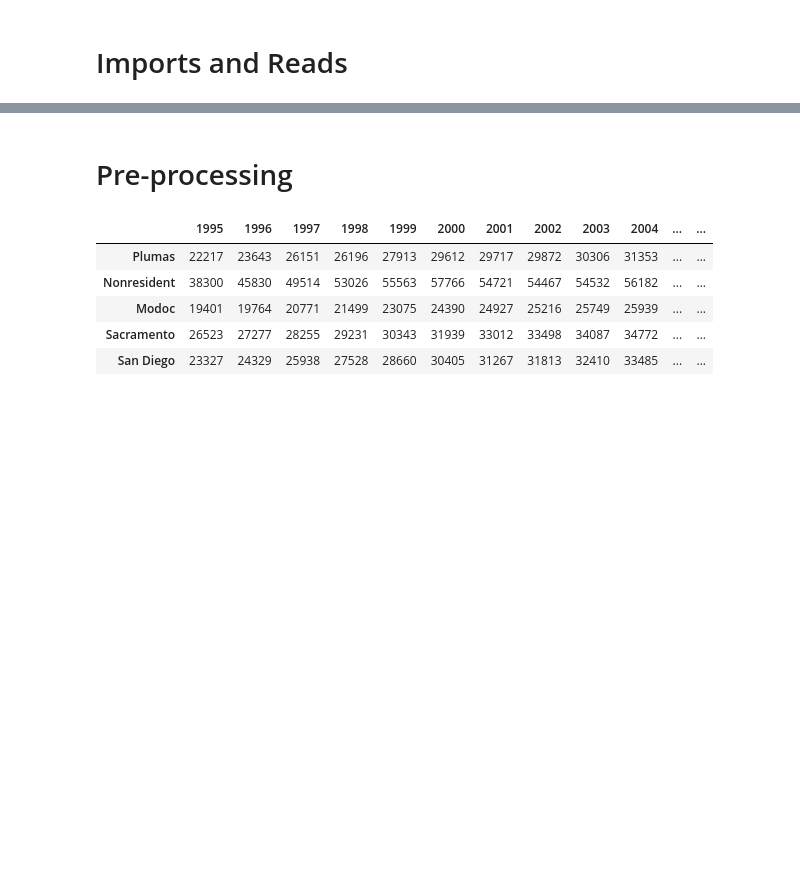
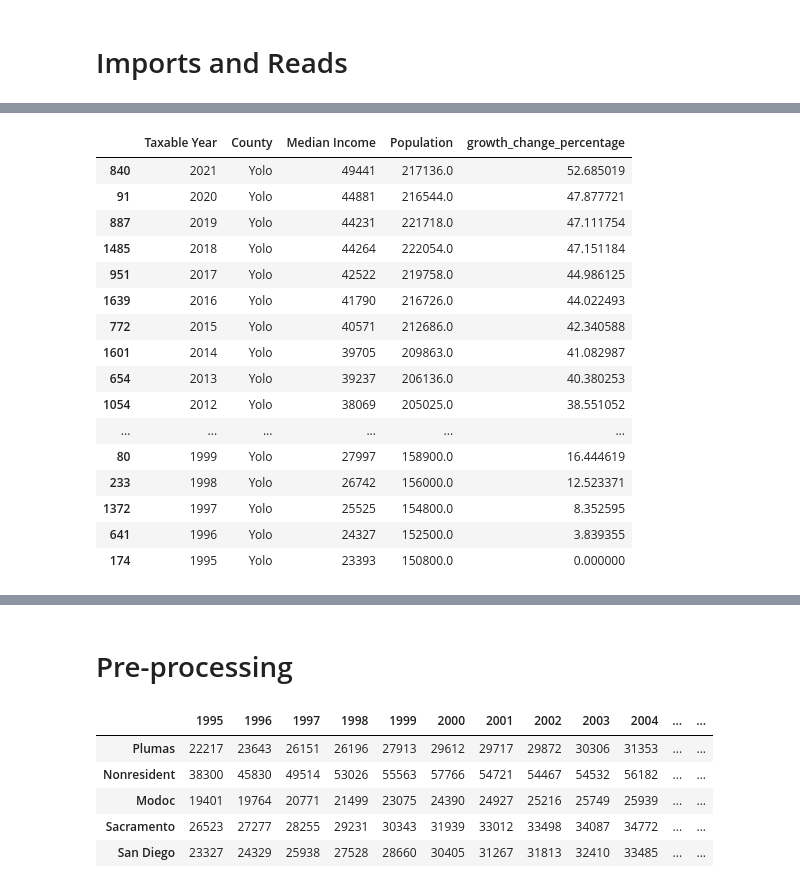
Before and after one commit to aindraga/Math189_FinalProject, a Jupyter notebook: final_project.ipynb, the cells around one changed output, grey strips where cells are left out. Cells and saved outputs as stored; diff of their text form; code cells hidden in the pictures; blank space fills up the shorter version.

```diff
--- a/final_project.ipynb
+++ b/final_project.ipynb
@@ -24,0 +100,26 @@ df.head()
+# %%
+yolo = essentials[essentials['County'] == 'Yolo'].copy()
+
+yolo_first_year = int(yolo[yolo['Taxable Year'] == 1995]['Median Income'])
+
+yolo['growth_change_percentage'] = ((yolo['Median Income'] - yolo_first_year) / yolo['Median Income']) * 100
+
+yolo
+# %% [output]
+|  | Taxable Year | County | Median Income | Population | growth_change_percentage |
+| 840 | 2021 | Yolo | 49441 | 217136.0 | 52.685019 |
+| 91 | 2020 | Yolo | 44881 | 216544.0 | 47.877721 |
+| 887 | 2019 | Yolo | 44231 | 221718.0 | 47.111754 |
+| 1485 | 2018 | Yolo | 44264 | 222054.0 | 47.151184 |
+| 951 | 2017 | Yolo | 42522 | 219758.0 | 44.986125 |
+| 1639 | 2016 | Yolo | 41790 | 216726.0 | 44.022493 |
+| 772 | 2015 | Yolo | 40571 | 212686.0 | 42.340588 |
+| 1601 | 2014 | Yolo | 39705 | 209863.0 | 41.082987 |
+| 654 | 2013 | Yolo | 39237 | 206136.0 | 40.380253 |
+| 1054 | 2012 | Yolo | 38069 | 205025.0 | 38.551052 |
+| ... | ... | ... | ... | ... | ... |
+| 80 | 1999 | Yolo | 27997 | 158900.0 | 16.444619 |
+| 233 | 1998 | Yolo | 26742 | 156000.0 | 12.523371 |
+| 1372 | 1997 | Yolo | 25525 | 154800.0 | 8.352595 |
+| 641 | 1996 | Yolo | 24327 | 152500.0 | 3.839355 |
+| 174 | 1995 | Yolo | 23393 | 150800.0 | 0.000000 |
```
Also changed, not shown: parts of 8 cells of this notebook.
